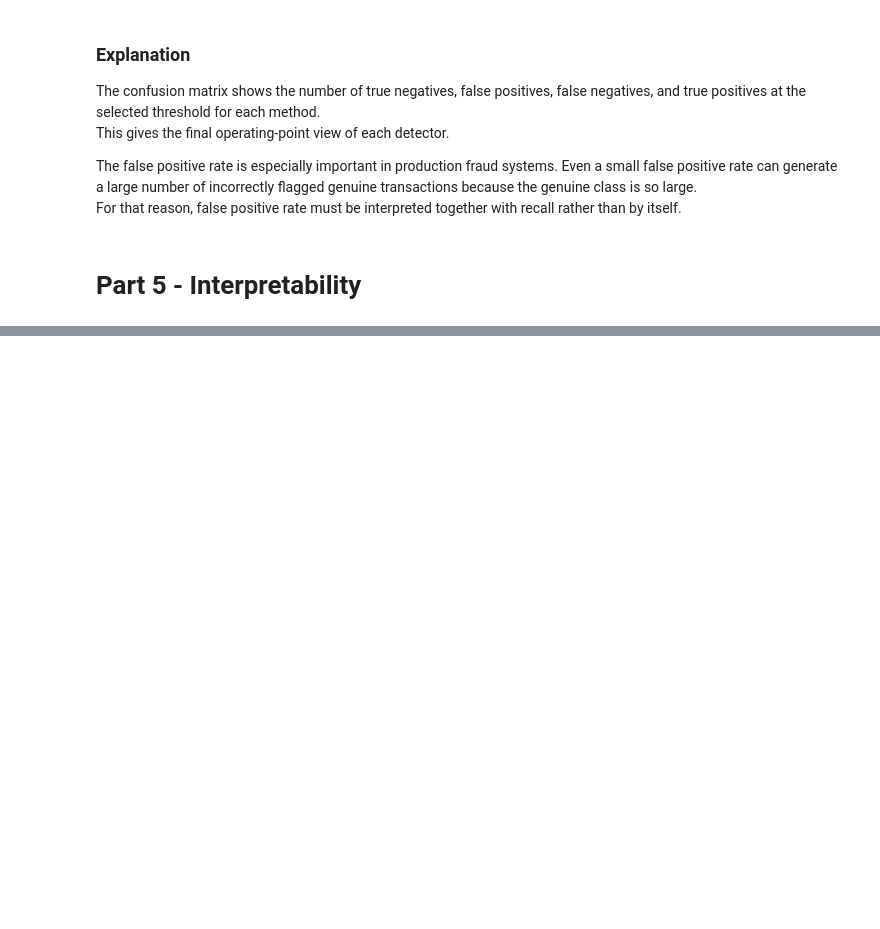
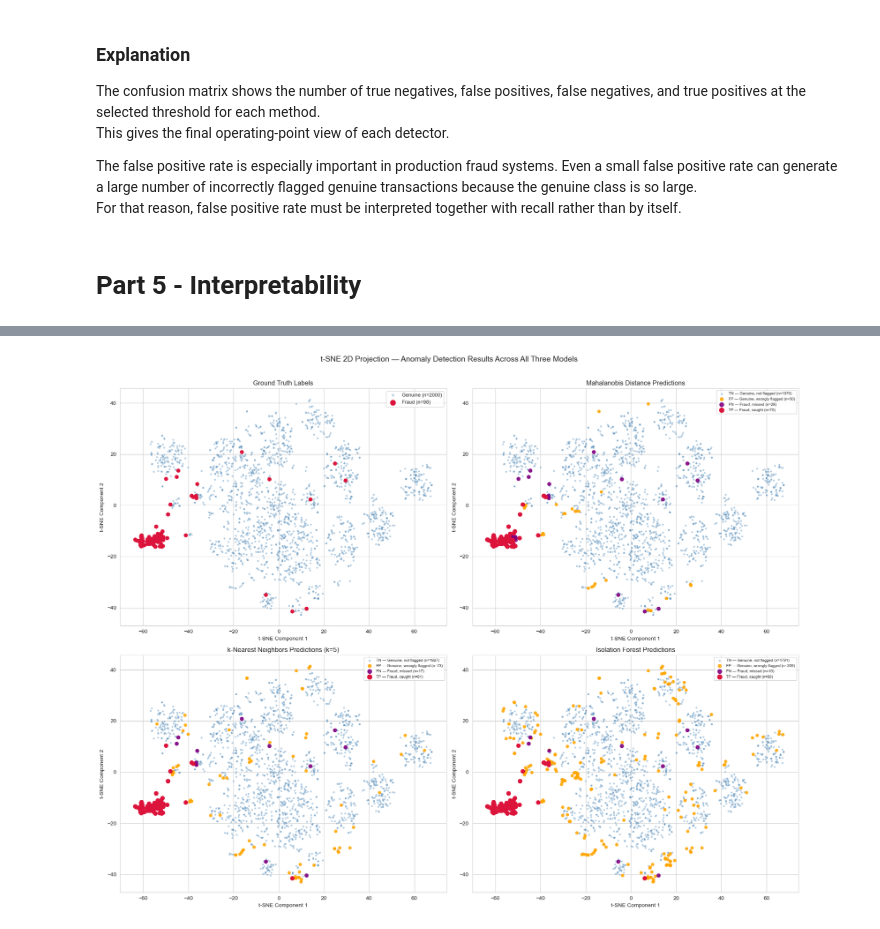
Before and after one commit to YaaqoobC/ECE447_Group_Project_Anomaly_Detection_Fall_2026, a Jupyter notebook: anomaly_detection.ipynb, the cells around one changed output, grey strips where cells are left out. Drawn from its saved outputs; the diff is of its cells as text; code cells hidden in the pictures; blank space fills up the shorter version.

Commit message:
got 5.1 done and big part of the analysis

```diff
--- a/anomaly_detection.ipynb
+++ b/anomaly_detection.ipynb
@@ -593,0 +596,81 @@ For that reason, false positive rate must be interpreted together with recall ra
+# %%
+from sklearn.manifold import TSNE
+
+# 1. Build the subsample
+# We keep ALL fraud cases (only ~98 in the test set) so none disappear,
+# and randomly sample 2000 genuine transactions for speed and visibility on the plots
+GENUINE_SAMPLE = 2000
+np.random.seed(42)
+
+fraud_idx   = np.where(y_test == 1)[0]
+genuine_idx = np.random.choice(np.where(y_test == 0)[0], size=GENUINE_SAMPLE, replace=False)
+tsne_idx    = np.concatenate([genuine_idx, fraud_idx])
+
+X_tsne_input = X_test[tsne_idx]
+y_tsne       = y_test[tsne_idx]
+
+# Slice predictions for this subsample
+pred_mahal_tsne = pred_mahal[tsne_idx]
+pred_knn_tsne   = pred_knn[tsne_idx]
+pred_if_tsne    = pred_if[tsne_idx]
+
+# 2. Run t-SNE
+print(f"Running t-SNE on {len(tsne_idx)} points ({len(fraud_idx)} fraud, {GENUINE_SAMPLE} genuine)...")
+tsne   = TSNE(n_components=2, perplexity=40, random_state=42)
+coords = tsne.fit_transform(X_tsne_input)
+print("t-SNE done.")
+
+# 3. Helper func
+def plot_tsne_predictions(ax, coords, y_true, y_pred, title):
+    """
+    Color each point by its outcome category:
+      TN = Genuine, correctly ignored   → blue (small, faint)
+      FP = Genuine, wrongly flagged     → orange
+      FN = Fraud, missed                → purple
+      TP = Fraud, correctly caught      → red (largest, most visible)
+    """
+    categories = {
+        'TN — Genuine, not flagged':  {'mask': (y_true==0)&(y_pred==0), 'color':'steelblue', 'size':6,  'alpha':0.3, 'zorder':1},
+        'FP — Genuine, wrongly flagged': {'mask': (y_true==0)&(y_pred==1), 'color':'orange',    'size':25, 'alpha':0.85,'zorder':3},
+        'FN — Fraud, missed':         {'mask': (y_true==1)&(y_pred==0), 'color':'purple',    'size':40, 'alpha':0.9, 'zorder':4},
+        'TP — Fraud, caught':         {'mask': (y_true==1)&(y_pred==1), 'color':'crimson',   'size':50, 'alpha':1.0, 'zorder':5},
+    }
+    for label, cfg in categories.items():
+        n = cfg['mask'].sum()
+        if n > 0:
+            ax.scatter(coords[cfg['mask'], 0], coords[cfg['mask'], 1],
+                       c=cfg['color'], s=cfg['size'], alpha=cfg['alpha'],
+                       zorder=cfg['zorder'], label=f"{label} (n={n})")
+    ax.set_title(title, fontsize=12)
+    ax.set_xlabel('t-SNE Component 1')
+    ax.set_ylabel('t-SNE Component 2')
+    ax.legend(fontsize=7, markerscale=1.2, loc='best')
+
+# --- Step 4: Plot all four panels ---
+fig, axes = plt.subplots(2, 2, figsize=(18, 14))
+
+# Panel 1: Ground truth (no model, just true labels)
+axes[0,0].scatter(coords[y_tsne==0, 0], coords[y_tsne==0, 1],
+                  c='steelblue', s=6, alpha=0.3, label=f'Genuine (n={( y_tsne==0).sum()})')
+axes[0,0].scatter(coords[y_tsne==1, 0], coords[y_tsne==1, 1],
+                  c='crimson',   s=40, alpha=1.0, label=f'Fraud (n={(y_tsne==1).sum()})', zorder=5)
+axes[0,0].set_title('Ground Truth Labels', fontsize=12)
+axes[0,0].set_xlabel('t-SNE Component 1')
+axes[0,0].set_ylabel('t-SNE Component 2')
+axes[0,0].legend(fontsize=9, markerscale=1.5)
+
+# Panel 2: Mahalanobis
+plot_tsne_predictions(axes[0,1], coords, y_tsne, pred_mahal_tsne, 'Mahalanobis Distance Predictions')
+
+# Panel 3: kNN
+plot_tsne_predictions(axes[1,0], coords, y_tsne, pred_knn_tsne, 'k-Nearest Neighbors Predictions (k=5)')
+
+# Panel 4: Isolation Forest
+plot_tsne_predictions(axes[1,1], coords, y_tsne, pred_if_tsne, 'Isolation Forest Predictions')
+
+plt.suptitle('t-SNE 2D Projection — Anomaly Detection Results Across All Three Models',
+             fontsize=14, y=1.01)
+plt.tight_layout()
+plt.savefig('tsne_all_models.png', dpi=150, bbox_inches='tight')
+plt.show()
+# %% [output]
@@ -593,0 +679 @@ For that reason, false positive rate must be interpreted together with recall ra
+[figure, added]
```
Also changed, not shown: parts of 7 cells of this notebook, 1 other file.
